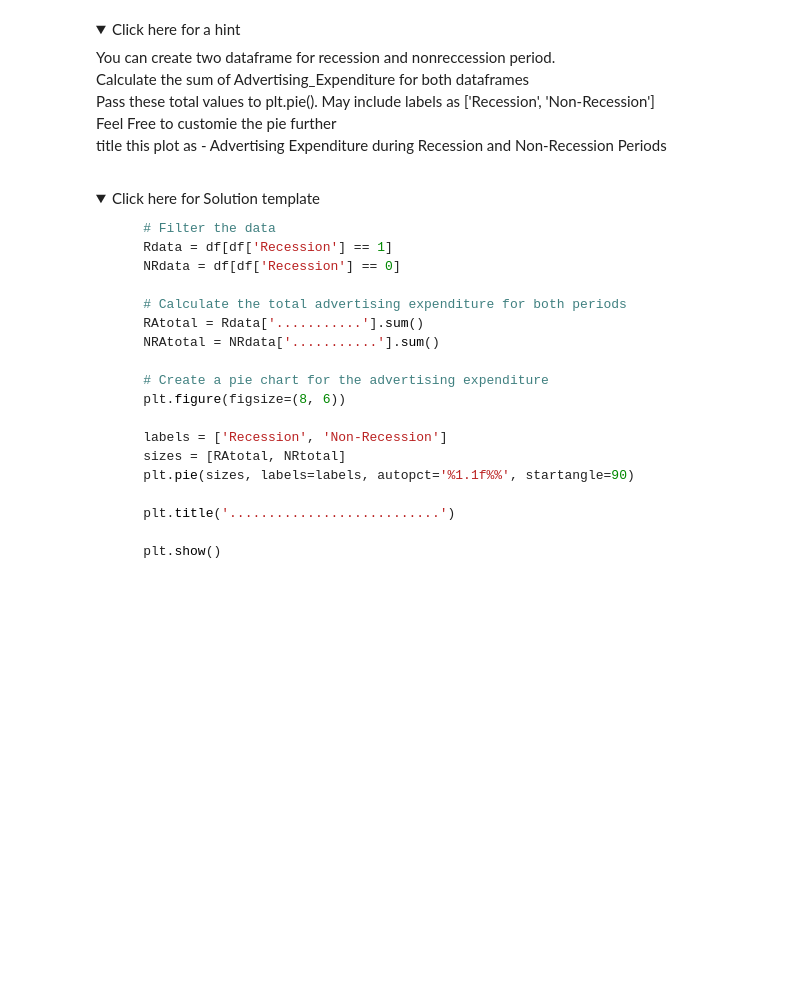
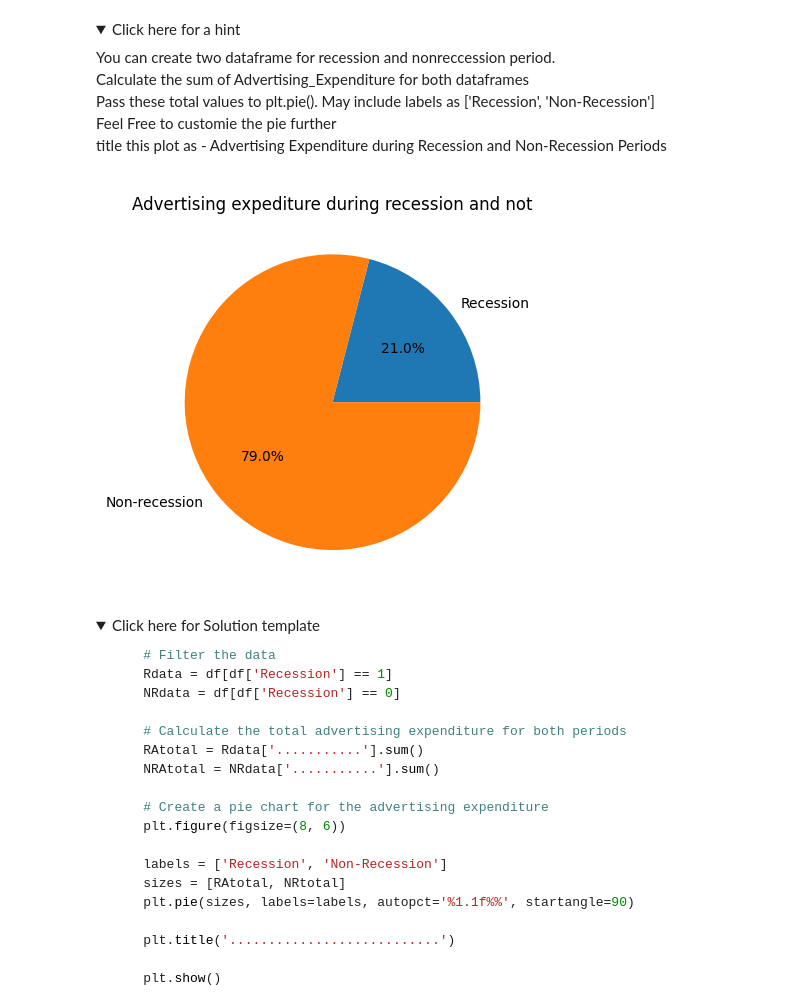
Before and after one commit to federicoorlandini/IBMDataScience, a Jupyter notebook: PythonForDataVisualization/Module 5/Final assessment/Part 1/Module 5 - DV0101EN-Exercise-Final-Assignment-Part-1-20230614-1686700800.jupyterlite.ipynb, the cells around one changed output. Cells and saved outputs as stored; diff of their text form; code cells hidden in the pictures; folded sections open; blank space fills up the shorter version.

```diff
--- a/PythonForDataVisualization/Module 5/Final assessment/Part 1/Module 5 - DV0101EN-Exercise-Final-Assignment-Part-1-20230614-1686700800.jupyterlite.ipynb
+++ b/PythonForDataVisualization/Module 5/Final assessment/Part 1/Module 5 - DV0101EN-Exercise-Final-Assignment-Part-1-20230614-1686700800.jupyterlite.ipynb
@@ -634,6 +665,14 @@ Save this plot as "Scatter.png"</span><br>
         <br>Feel Free to customie the pie further
     <br>title this plot as  - Advertising Expenditure during Recession and Non-Recession Periods</p>
 </details>
+# %%
+total_advertising_expediture_non_recession = df[df['Recession'] == 0]['Advertising_Expenditure'].sum()
+total_advertising_expediture_recession = df[df['Recession'] == 1]['Advertising_Expenditure'].sum()
+plt.pie(x=[total_advertising_expediture_recession, total_advertising_expediture_non_recession], labels=['Recession', 'Non-recession'], autopct='%1.1f%%')
+plt.title("Advertising expediture during recession and not")
+plt.show()
+# %% [output]
+[figure, added]
 # %% [markdown]
 <details>
 <summary>Click here for Solution template</summary>
```
Also changed, not shown: parts of 8 cells of this notebook, 11 other files.
